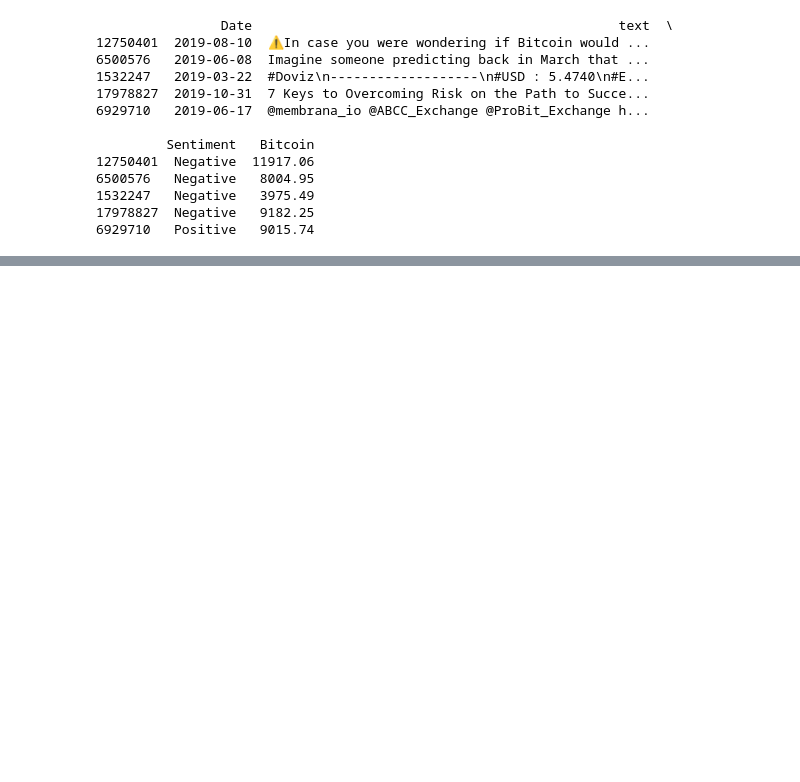
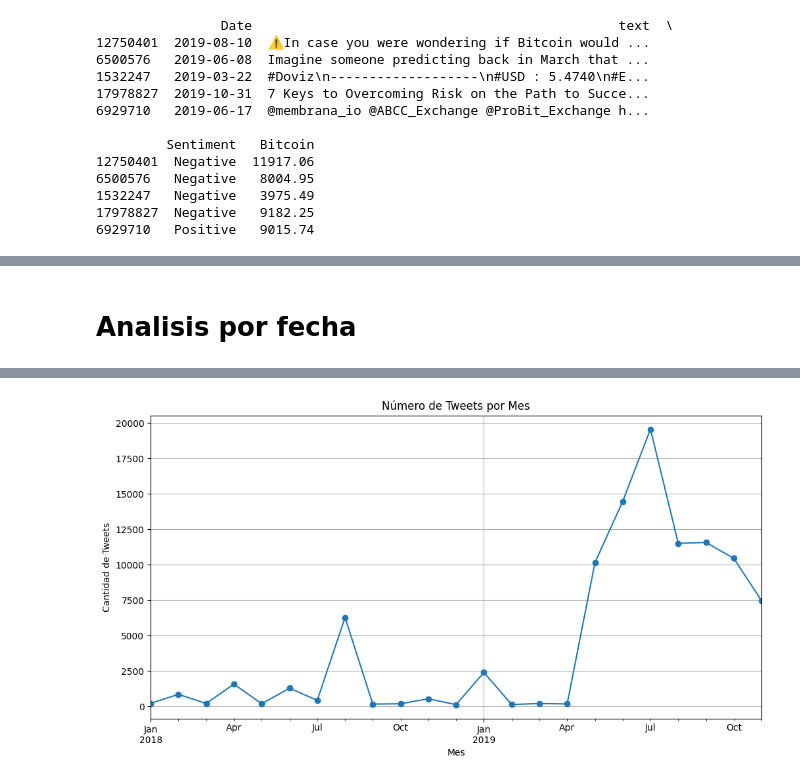
Before and after one commit to franciscozunigap/bitcoin-tweets, a Jupyter notebook: app.ipynb, the cells around one changed output, grey strips where cells are left out. Drawn from its saved outputs; the diff is of its cells as text; code cells hidden in the pictures; blank space fills up the shorter version.

```diff
--- a/app.ipynb
+++ b/app.ipynb
@@ -142,0 +292,29 @@ Name: count, dtype: int64
+# %% [markdown]
+# Analisis por fecha
+# %%
+
+# 5. Análisis de la columna 'Date'
+# Convertir 'Date' a tipo datetime si aún no lo es (tu código original la mantenía como objeto/string después del sample)
+# Si 'Date' viene de df_tweets['Date'].apply(lambda date: bitcoin_prices.get(date)), y 'date' era string, sigue siendo string.
+# Es mejor convertirla a datetime para análisis temporal.
+df_tweets['Date'] = pd.to_datetime(df_tweets['Date'])
+
+print("\n--- Análisis Temporal (Fechas) ---")
+print(f"Rango de fechas de los tweets: {df_tweets['Date'].min()} a {df_tweets['Date'].max()}")
+
+# Tweets por mes o año (ejemplo)
+if df_tweets['Date'].notna().any():
+    tweets_por_mes = df_tweets.groupby(df_tweets['Date'].dt.to_period("M")).size()
+    if not tweets_por_mes.empty:
+        plt.figure(figsize=(12, 6))
+        tweets_por_mes.plot(kind='line', marker='o')
+        plt.title('Número de Tweets por Mes')
+        plt.xlabel('Mes')
+        plt.ylabel('Cantidad de Tweets')
+        plt.grid(True)
+        plt.show()
+    else:
+        print("No hay suficientes datos de fecha para graficar tweets por mes.")
+else:
+    print("Columna 'Date' no disponible o vacía para análisis temporal.")
+# %% [output]
@@ -142,0 +323 @@ Name: count, dtype: int64
+[figure, added]
```
Also changed, not shown: parts of 14 cells of this notebook.
